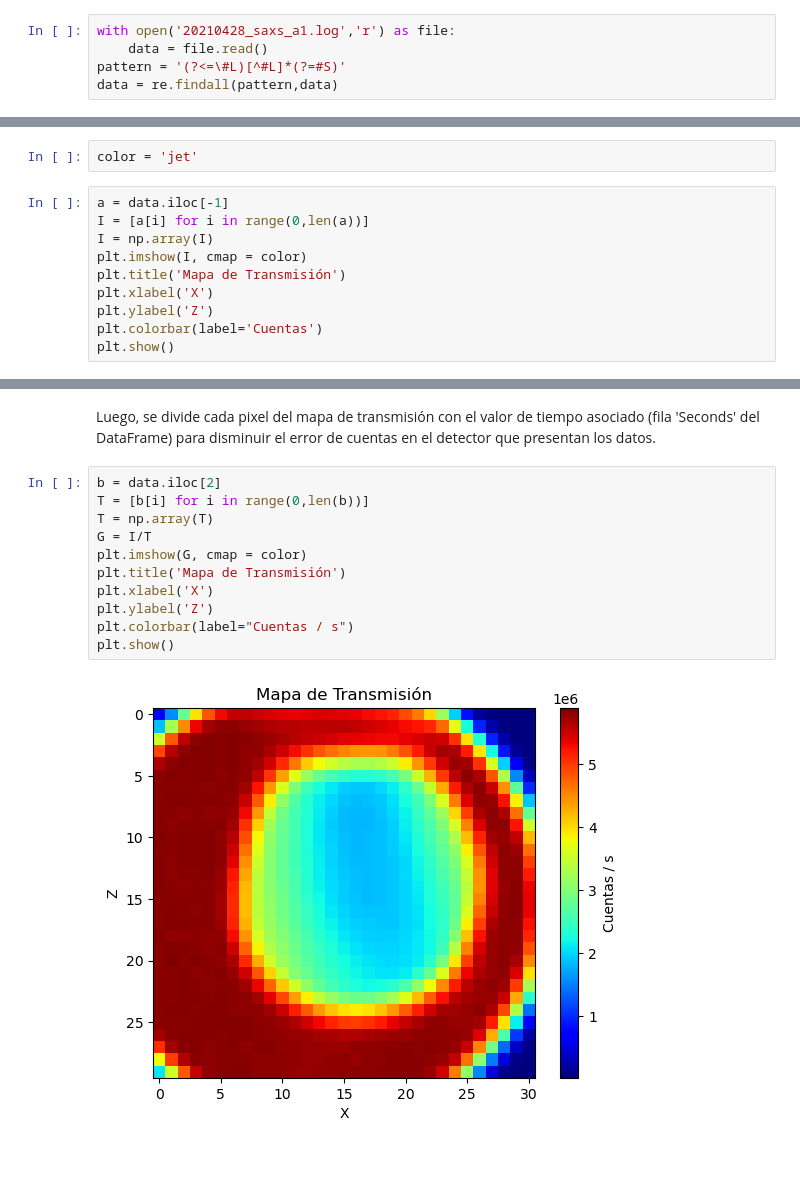
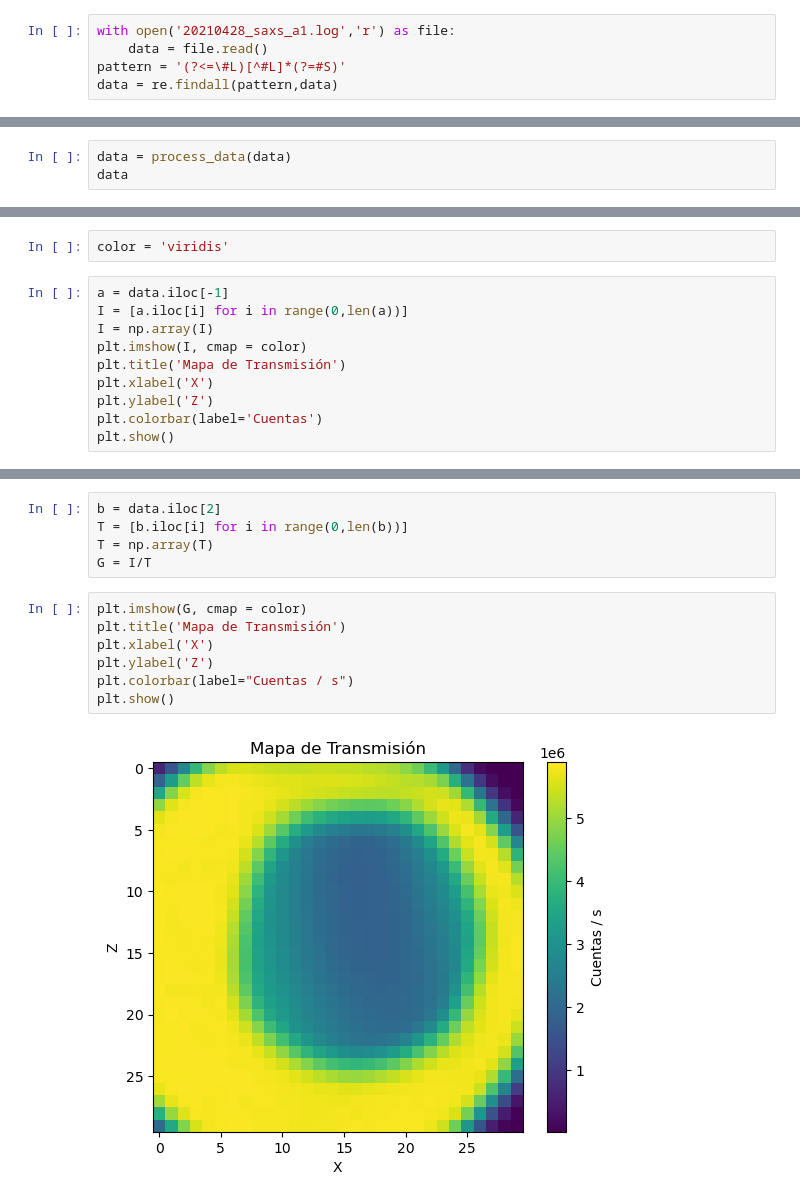
Before and after one commit to Gustavoq14/Restauracion-de-Informacion-en-Mapas-Bidimensionales-Obtenidos-por-SAXS, a Jupyter notebook: Notebooks/Restauracion_II.ipynb, the cells around one changed output, grey strips where cells are left out. Saved outputs shown, nothing was run; the diff lists cells and outputs as text; blank space fills up the shorter version.

```diff
--- a/Notebooks/Restauracion_II.ipynb
+++ b/Notebooks/Restauracion_II.ipynb
@@ -115,0 +98,3 @@ Una vez ordenados, se procede a extraer los valores de intensidades transmitidas
+# %%
+data = process_data(data)
+data
@@ -116,8 +118,8 @@ Una vez ordenados, se procede a extraer los valores de intensidades transmitidas
 # %%
-color = 'jet'
+color = 'viridis'
 # %%
 a = data.iloc[-1]
-I = [a[i] for i in range(0,len(a))]
+I = [a.iloc[i] for i in range(0,len(a))]
 I = np.array(I)
 plt.imshow(I, cmap = color)
 plt.title('Mapa de Transmisión')
@@ -130,15 +132,14 @@ plt.show()
-# %% [markdown]
-Luego, se divide cada pixel del mapa de transmisión con el valor de tiempo asociado (fila 'Seconds' del DataFrame) para disminuir el error de cuentas en el detector que presentan los datos.
+# %%
+b = data.iloc[2]
+T = [b.iloc[i] for i in range(0,len(b))]
+T = np.array(T)
+G = I/T
 # %%
-b = data.iloc[2]
-T = [b[i] for i in range(0,len(b))]
-T = np.array(T)
-G = I/T
 plt.imshow(G, cmap = color)
 plt.title('Mapa de Transmisión')
 plt.xlabel('X')
 plt.ylabel('Z')
 plt.colorbar(label="Cuentas / s")
 plt.show()
 # %% [output]
-[figure, old version]
+[figure, new version]
```
Also changed, not shown: parts of 86 cells of this notebook, 3 other files.
